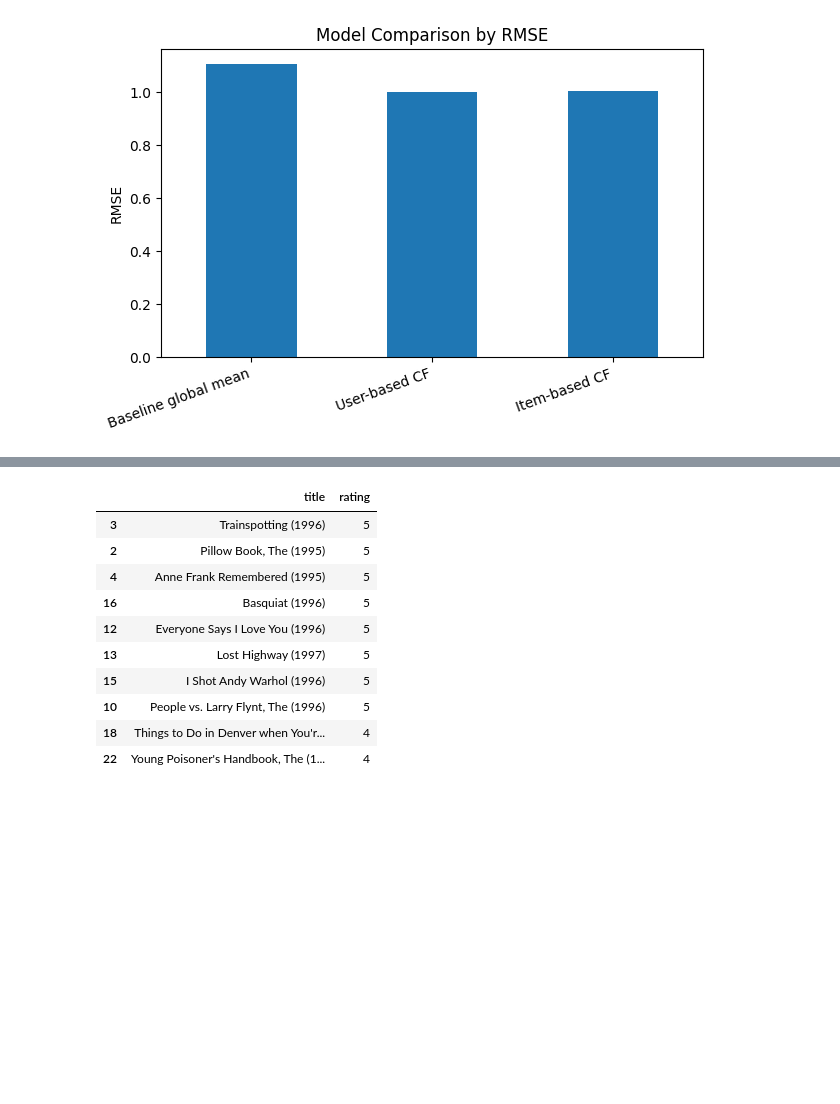
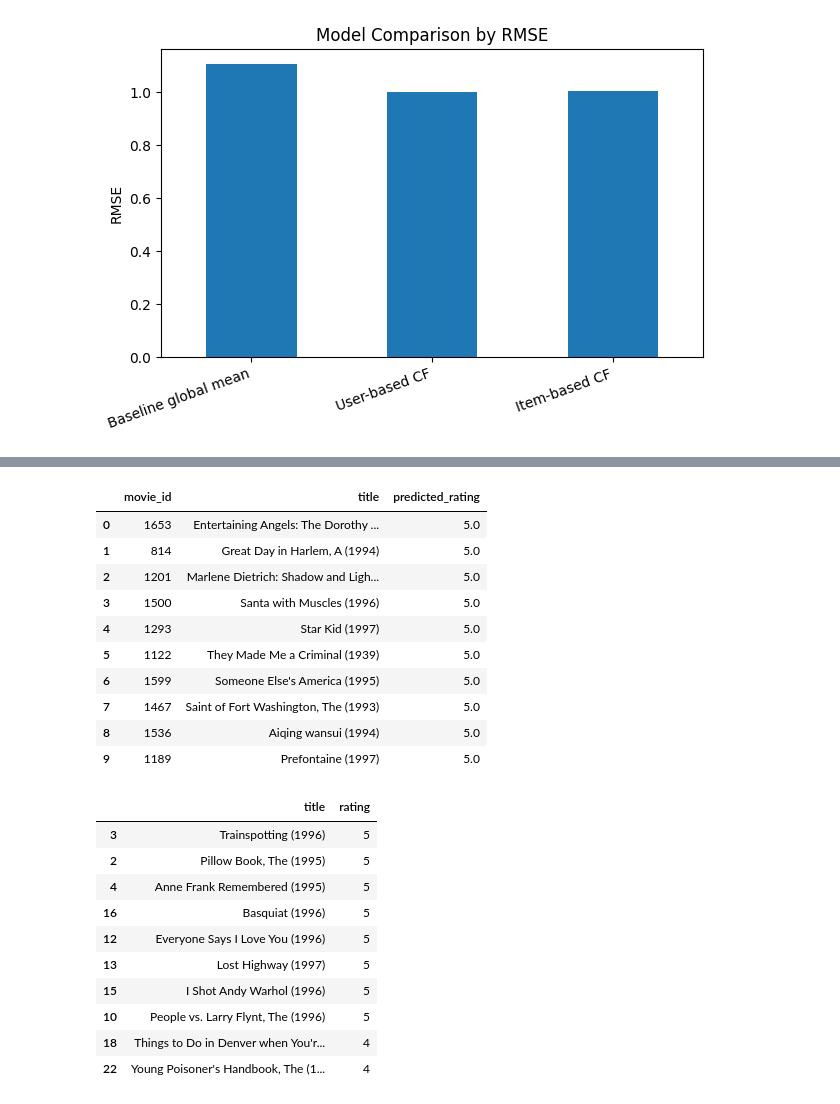
Before and after one commit to allymladenova-png/movie_recommendation, a Jupyter notebook: movie_recommendation_system.ipynb, the cells around one changed output, grey strips where cells are left out. Cells and saved outputs as stored; diff of their text form; code cells hidden in the pictures; blank space fills up the shorter version.

```diff
--- a/movie_recommendation_system.ipynb
+++ b/movie_recommendation_system.ipynb
@@ -653,3 +683,25 @@ Here I test the recommender for one sample user. First I show some movies the us
+# %%
+user_100_recommendations = recommend_user_based(
+    100,
+    user_movie_matrix,
+    user_similarity_df,
+    movies,
+    10
+)
+
+user_100_recommendations
+# %% [output]
+|  | movie_id | title | predicted_rating |
+| 0 | 1653 | Entertaining Angels: The Dorothy ... | 5.0 |
+| 1 | 814 | Great Day in Harlem, A (1994) | 5.0 |
+| 2 | 1201 | Marlene Dietrich: Shadow and Ligh... | 5.0 |
+| 3 | 1500 | Santa with Muscles (1996) | 5.0 |
+| 4 | 1293 | Star Kid (1997) | 5.0 |
+| 5 | 1122 | They Made Me a Criminal (1939) | 5.0 |
+| 6 | 1599 | Someone Else's America (1995) | 5.0 |
+| 7 | 1467 | Saint of Fort Washington, The (1993) | 5.0 |
+| 8 | 1536 | Aiqing wansui (1994) | 5.0 |
+| 9 | 1189 | Prefontaine (1997) | 5.0 |
 # %%
 sample_user = 50
 already_rated = (ratings[ratings["user_id"] == sample_user]
```
Also changed, not shown: parts of 6 cells of this notebook.
